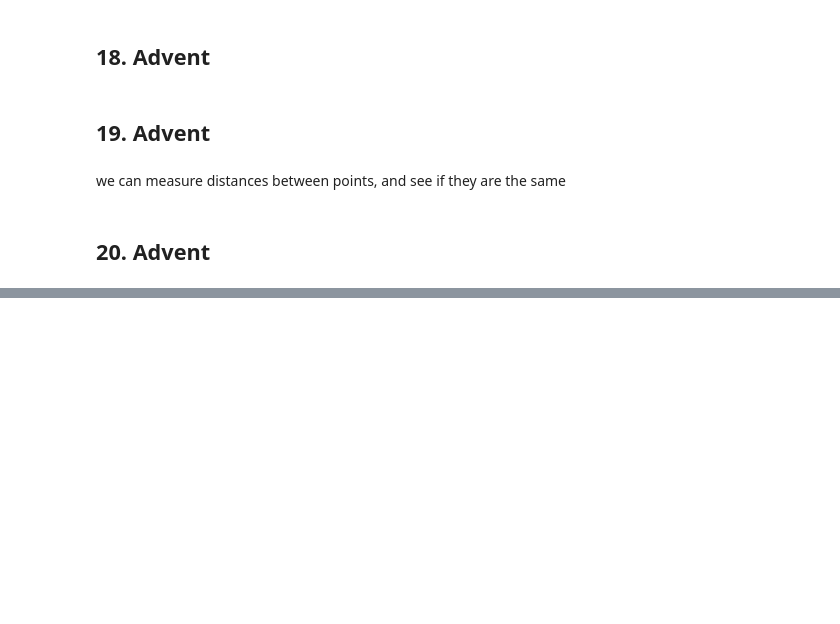
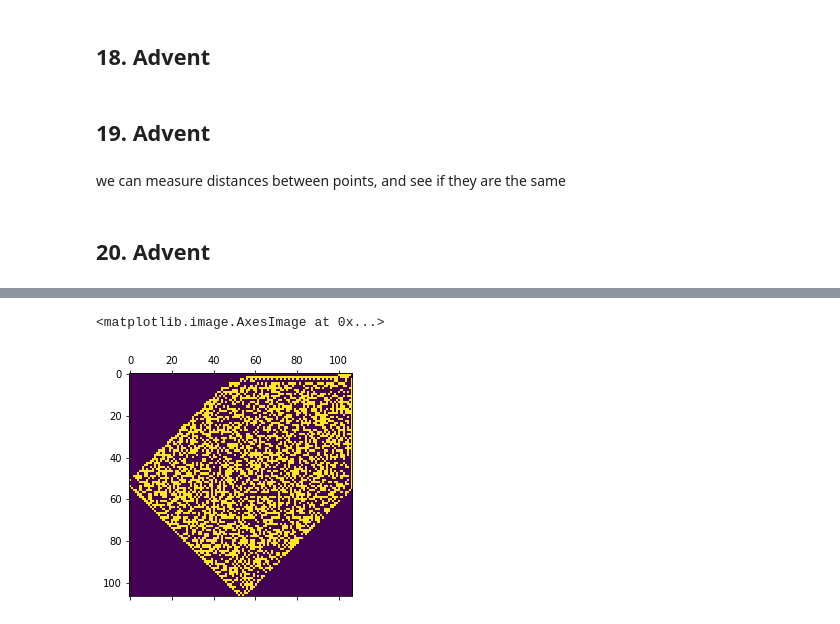
Before and after one commit to charelF/AOC2021, a Jupyter notebook: aoc.ipynb, the cells around one changed output, grey strips where cells are left out. Drawn from its saved outputs; the diff is of its cells as text; code cells hidden in the pictures; blank space fills up the shorter version.

```diff
--- a/aoc.ipynb
+++ b/aoc.ipynb
@@ -841 +848,6 @@ print(M[iterations:-iterations,iterations:-iterations].sum())
+# %%
+plt.matshow(y)
+# %% [output]
+<matplotlib.image.AxesImage at 0x...>
+[figure, added]
 # %%
```
Also changed, not shown: parts of 7 cells of this notebook.
